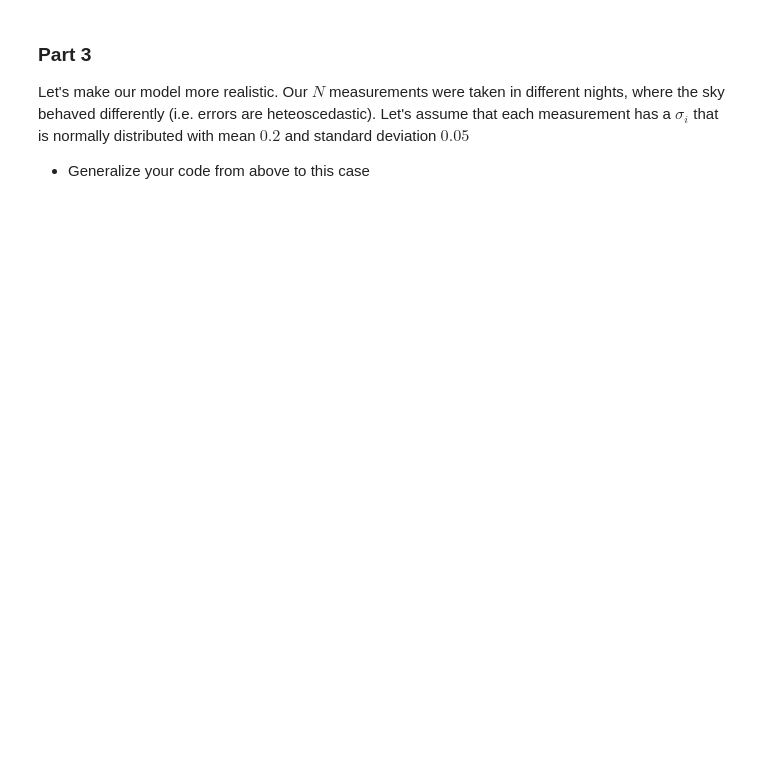
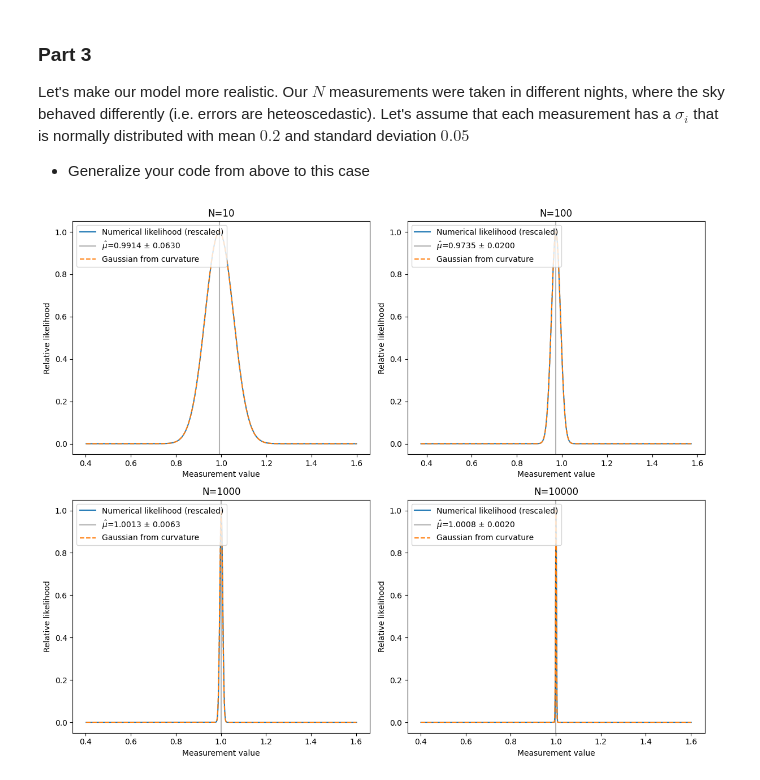
Before and after one commit to renzovm2005/Statistics-for-Modern-Physics, a Jupyter notebook: Assignments/Assignment_Lecture_05.ipynb, the cells around one changed output. Cells and saved outputs as stored; diff of their text form; code cells hidden in the pictures; blank space fills up the shorter version.

```diff
--- a/Assignments/Assignment_Lecture_05.ipynb
+++ b/Assignments/Assignment_Lecture_05.ipynb
@@ -129,3 +138,79 @@ KeyboardInterrupt:
 Let's make our model more realistic. Our $N$ measurements were taken in different nights, where the sky behaved differently (i.e. errors are heteoscedastic). Let's assume that each measurement has a $\sigma_i$ that is normally distributed with mean $0.2$ and standard deviation $0.05$
 
 - Generalize your code from above to this case
+# %%
+#Setting parameters for the normal distribution and generating measurements
+mean = 1
+N_samples = [10, 100, 1000, 10000]
+# norm_dist should be created with a scalar sigma; we will use the global sigma from earlier cells where appropriate.
+# If sigma isn't defined as a scalar here, use a nominal value (0.2) to draw measurements around the true mean:
+nominal_sigma = 0.2
+norm_dist = stats.norm(loc=mean, scale=nominal_sigma)
+
+#Setting up measurements and likelihoods for different sample sizes
+measurements = []
+sigma = []
+log_likelihood_measurements = []
+mean_measured = []
+for N in N_samples:
+    means = norm_dist.rvs(size=N)
+    measurements.append(means)
+    log_likelihood_measurements.append(norm_dist.logpdf(means))
+    mean_measured.append(np.mean(means))
+    # generate heteroscedastic uncertainties for each measurement (sigma_i)
+    sigma.append(stats.norm(loc=0.2, scale=0.005).rvs(size=N))
+
+mu_grid = []
+dmu = []
+logLmu = []
+max_log_likelihood_index = []
+mu_hat = []
+d2logLmu = []
+sigma_mu = []
+sigma_fisher = []
+Lmu = []
+gauss_approx = []
+
+for i in range(len(N_samples)):
+    # For the grid extents use a single representative scale (e.g. the mean of sigma_i)
+    sigma_mean = np.mean(sigma[i])
+    mu_grid.append(np.linspace(mean_measured[i] - 3*sigma_mean, mean_measured[i] + 3*sigma_mean, 1000))
+    dmu.append(mu_grid[i][1] - mu_grid[i][0])
+    logLmu.append(np.zeros(len(mu_grid[i])))
+    for j, mu in enumerate(mu_grid[i]):
+        # compute log-likelihood using each point's sigma_i (heteroscedastic)
+        logLmu[i][j] = np.sum(stats.norm.logpdf(measurements[i], loc=mu, scale=sigma[i]))
+    max_log_likelihood_index.append(np.argsort(logLmu[i])[-1])
+    mu_hat.append(mu_grid[i][max_log_likelihood_index[i]])
+    d2logLmu.append(np.diff(logLmu[i], n=2) / (dmu[i]**2))
+    # safe index into second-difference array (length len(mu_grid)-2)
+    idx = max_log_likelihood_index[i] - 1
+    if idx < 0:
+        idx = 0
+    if idx >= len(d2logLmu[i]):
+        idx = len(d2logLmu[i]) - 1
+    sigma_mu.append(np.sqrt(-1.0 / d2logLmu[i][idx]))
+    # Fisher estimate for heteroscedastic errors: var(mu_hat) = 1 / sum(1/sigma_i^2)
+    sigma_fisher.append(1.0 / np.sqrt(np.sum(1.0 / (sigma[i]**2))))
+    Lmu.append(np.exp(logLmu[i] - np.max(logLmu[i])))  # normalized to max=1 for stability
+    gauss_approx.append(stats.norm(loc=mu_hat[i], scale=sigma_mu[i]).pdf(mu_grid[i]))
+    # rescale gaussian approximation to same peak as Lmu for plotting comparison
+    if gauss_approx[i].max() > 0:
+        gauss_approx[i] *= Lmu[i].max() / gauss_approx[i].max()
+
+fig, ax = plt.subplots(2, 2, figsize=(12, 10))
+ax = ax.flatten()
+
+for i in range(len(N_samples)):
+    ax[i].plot(mu_grid[i], Lmu[i], label='Numerical likelihood (rescaled)')
+    ax[i].axvline(mu_hat[i], color='k', alpha=0.3, label=rf'$\hat{{\mu}}$={mu_hat[i]:.4f} $\pm$ {sigma_mu[i]:.4f}')
+    ax[i].plot(mu_grid[i], gauss_approx[i], '--', label='Gaussian from curvature')
+    ax[i].set_xlabel('Measurement value')
+    ax[i].set_ylabel('Relative likelihood')
+    ax[i].set_title(f'N={N_samples[i]}')
+    ax[i].legend(loc='upper left')
+
+plt.tight_layout()
+plt.show()
+# %% [output]
+[figure, added]
```
Also changed, not shown: parts of 2 cells of this notebook, 2 other files.
